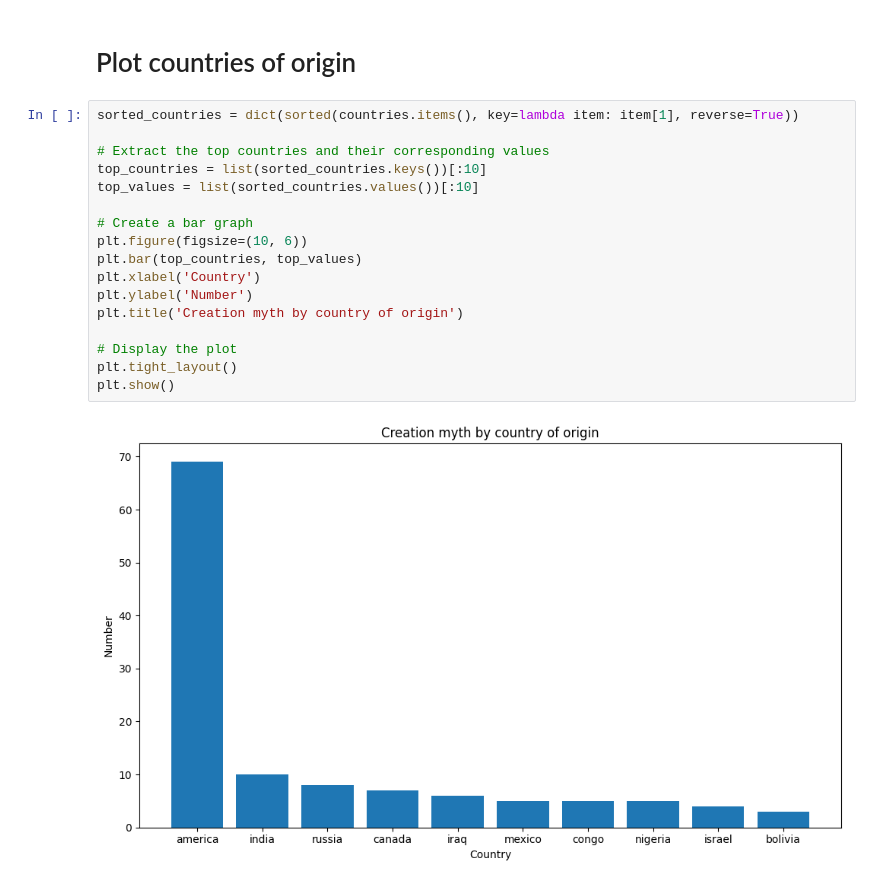
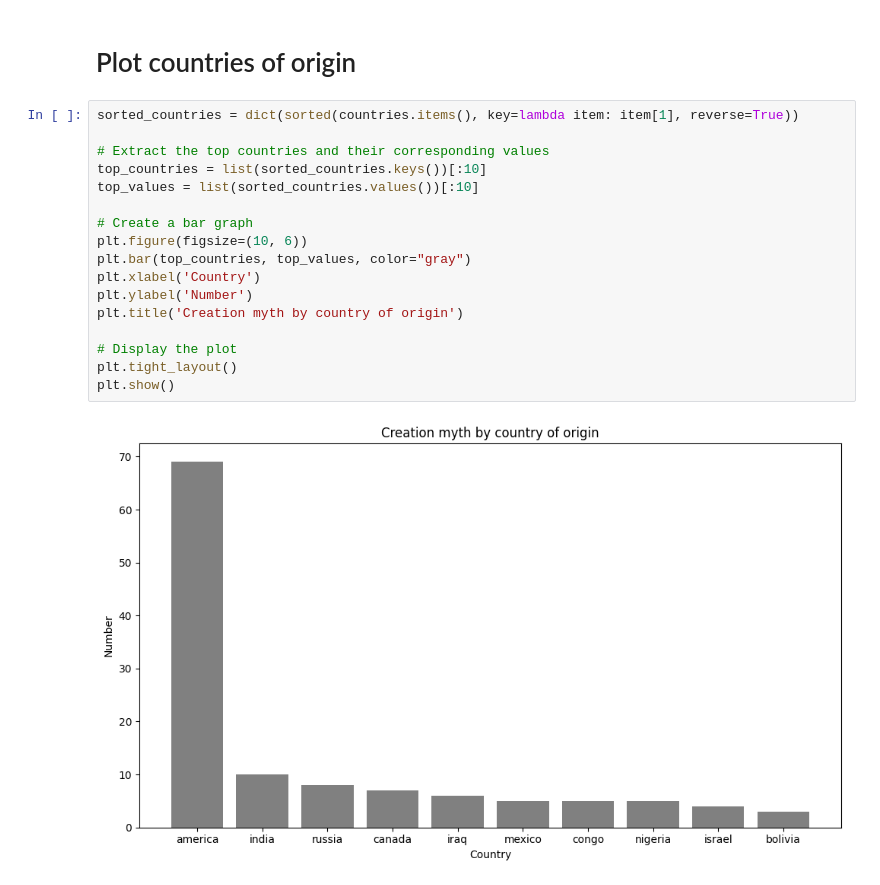
Before and after one commit to MathieuCesbron/creation_myths, a Jupyter notebook: study.ipynb, the cells around one changed output. Saved outputs shown, nothing was run; the diff lists cells and outputs as text.

```diff
--- a/study.ipynb
+++ b/study.ipynb
@@ -90,19 +91,19 @@ plt.show()
 # %%
 sorted_countries = dict(sorted(countries.items(), key=lambda item: item[1], reverse=True))
 
 # Extract the top countries and their corresponding values
 top_countries = list(sorted_countries.keys())[:10]
 top_values = list(sorted_countries.values())[:10]
 
 # Create a bar graph
 plt.figure(figsize=(10, 6))
-plt.bar(top_countries, top_values)
+plt.bar(top_countries, top_values, color="gray")
 plt.xlabel('Country')
 plt.ylabel('Number')
 plt.title('Creation myth by country of origin')
 
 # Display the plot
 plt.tight_layout()
 plt.show()
 # %% [output]
-[figure, old version]
+[figure, new version]
```
Also changed, not shown: parts of 2 cells of this notebook, 2 other files.
